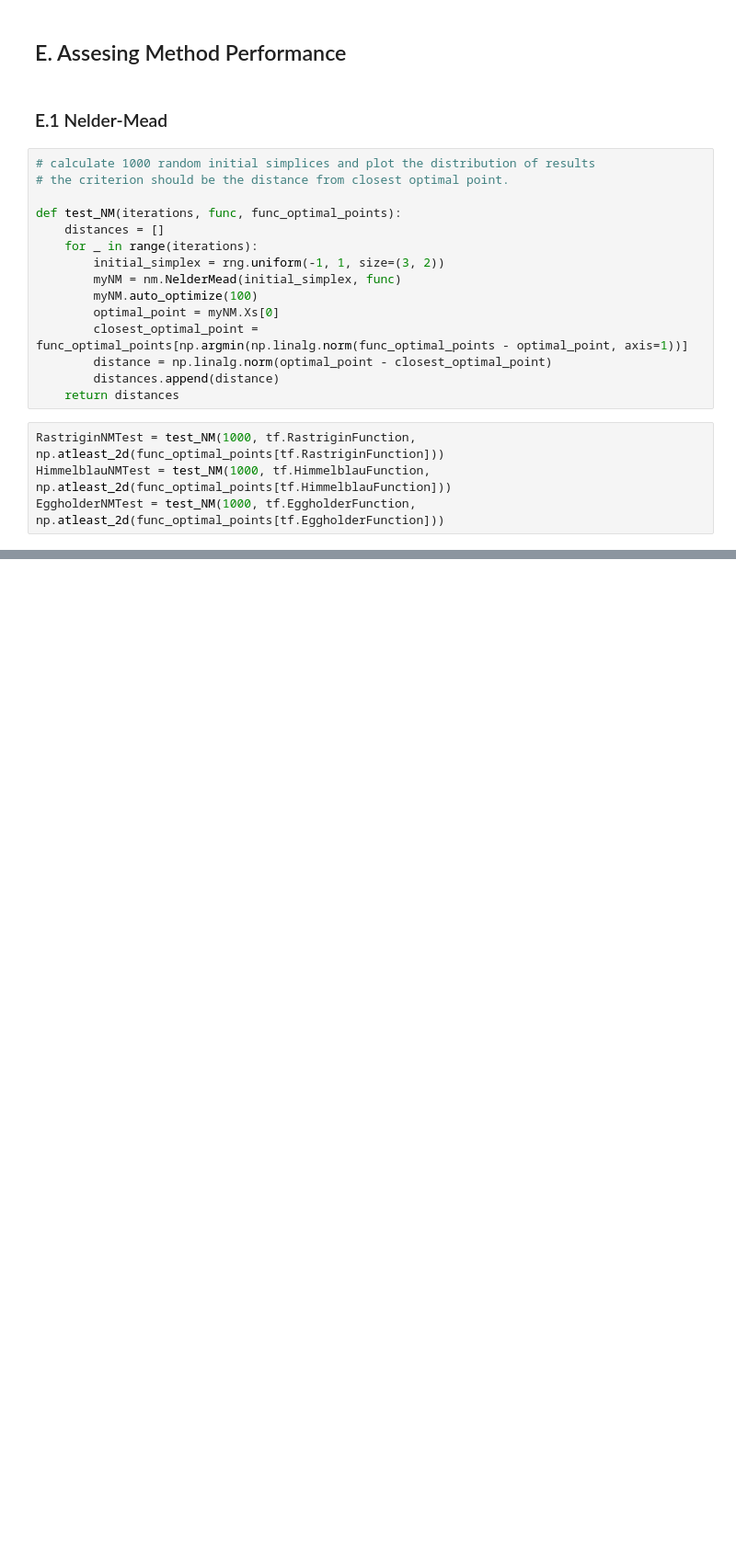
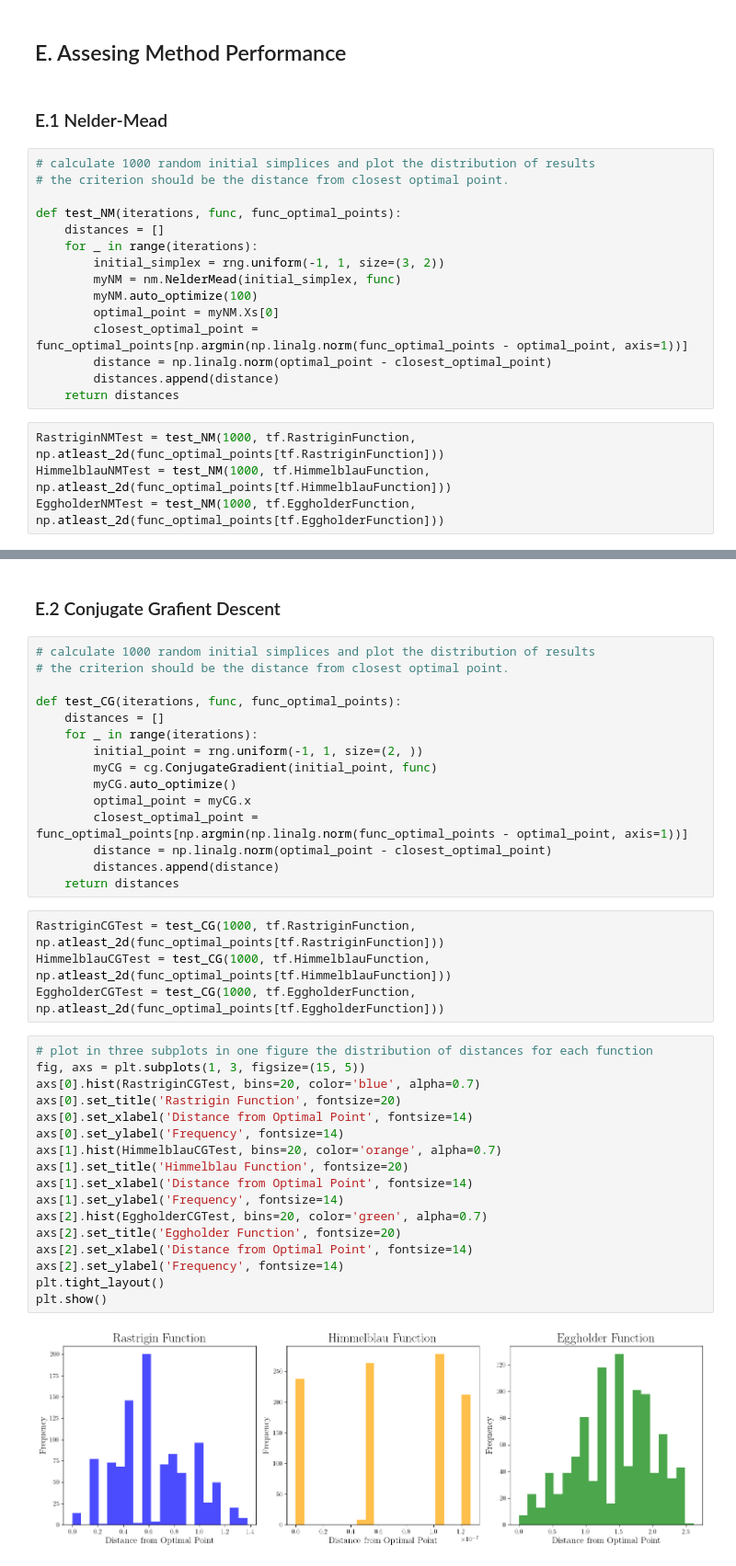
Before and after one commit to DrumJB/NumericalMinimization, a Jupyter notebook: Testing.ipynb, the cells around one changed output, grey strips where cells are left out. Shown at 92% size. Saved outputs shown, nothing was run; the diff lists cells and outputs as text; blank space fills up the shorter version.

```diff
--- a/Testing.ipynb
+++ b/Testing.ipynb
@@ -149,0 +194,40 @@ plt.show()
+# %% [markdown]
+### E.2 Conjugate Grafient Descent
+# %%
+# calculate 1000 random initial simplices and plot the distribution of results
+# the criterion should be the distance from closest optimal point.
+
+def test_CG(iterations, func, func_optimal_points):
+    distances = []
+    for _ in range(iterations):
+        initial_point = rng.uniform(-1, 1, size=(2, ))
+        myCG = cg.ConjugateGradient(initial_point, func)
+        myCG.auto_optimize()
+        optimal_point = myCG.x
+        closest_optimal_point = func_optimal_points[np.argmin(np.linalg.norm(func_optimal_points - optimal_point, axis=1))]
+        distance = np.linalg.norm(optimal_point - closest_optimal_point)
+        distances.append(distance)
+    return distances
+# %%
+RastriginCGTest = test_CG(1000, tf.RastriginFunction, np.atleast_2d(func_optimal_points[tf.RastriginFunction]))
+HimmelblauCGTest = test_CG(1000, tf.HimmelblauFunction, np.atleast_2d(func_optimal_points[tf.HimmelblauFunction]))
+EggholderCGTest = test_CG(1000, tf.EggholderFunction, np.atleast_2d(func_optimal_points[tf.EggholderFunction]))
+# %%
+# plot in three subplots in one figure the distribution of distances for each function
+fig, axs = plt.subplots(1, 3, figsize=(15, 5))
+axs[0].hist(RastriginCGTest, bins=20, color='blue', alpha=0.7)
+axs[0].set_title('Rastrigin Function', fontsize=20)
+axs[0].set_xlabel('Distance from Optimal Point', fontsize=14)
+axs[0].set_ylabel('Frequency', fontsize=14)
+axs[1].hist(HimmelblauCGTest, bins=20, color='orange', alpha=0.7)
+axs[1].set_title('Himmelblau Function', fontsize=20)
+axs[1].set_xlabel('Distance from Optimal Point', fontsize=14)
+axs[1].set_ylabel('Frequency', fontsize=14)
+axs[2].hist(EggholderCGTest, bins=20, color='green', alpha=0.7)
+axs[2].set_title('Eggholder Function', fontsize=20)
+axs[2].set_xlabel('Distance from Optimal Point', fontsize=14)
+axs[2].set_ylabel('Frequency', fontsize=14)
+plt.tight_layout()
+plt.show()
+# %% [output]
+[figure, added]
```
Also changed, not shown: parts of 13 cells of this notebook, 1 other file.
